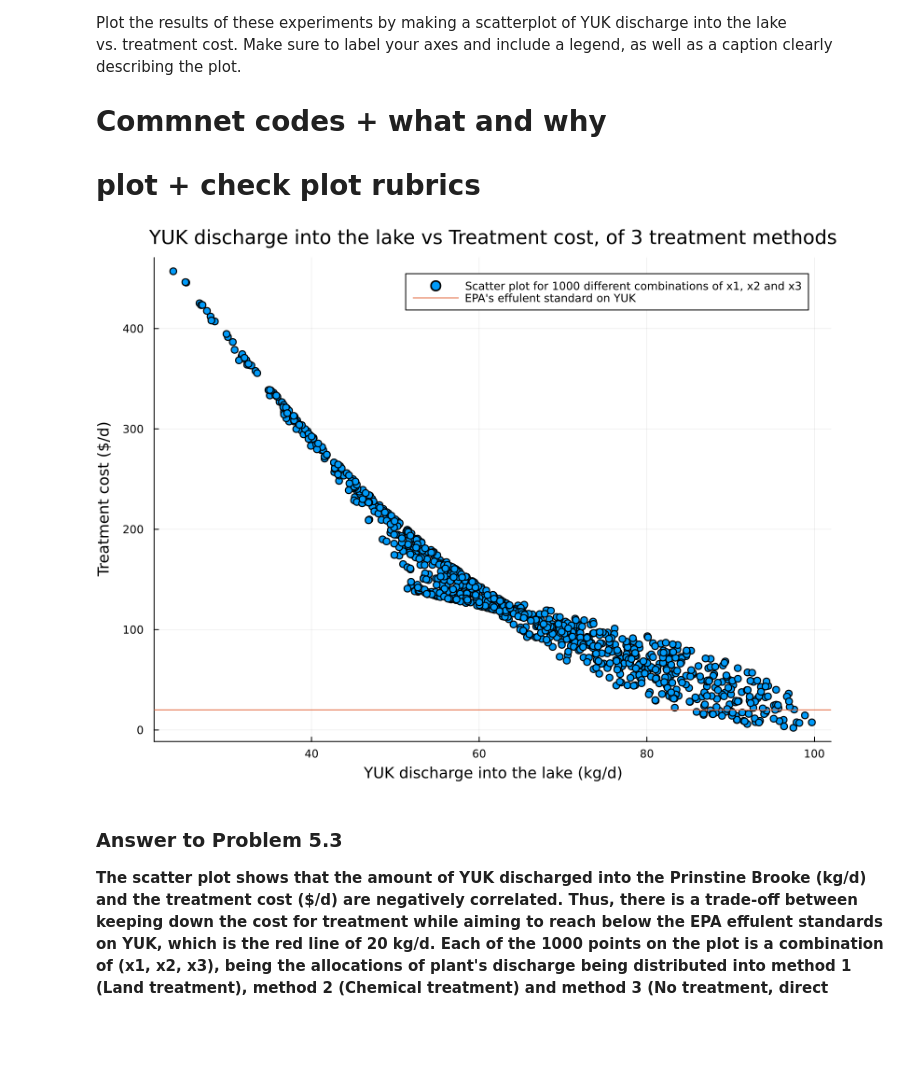
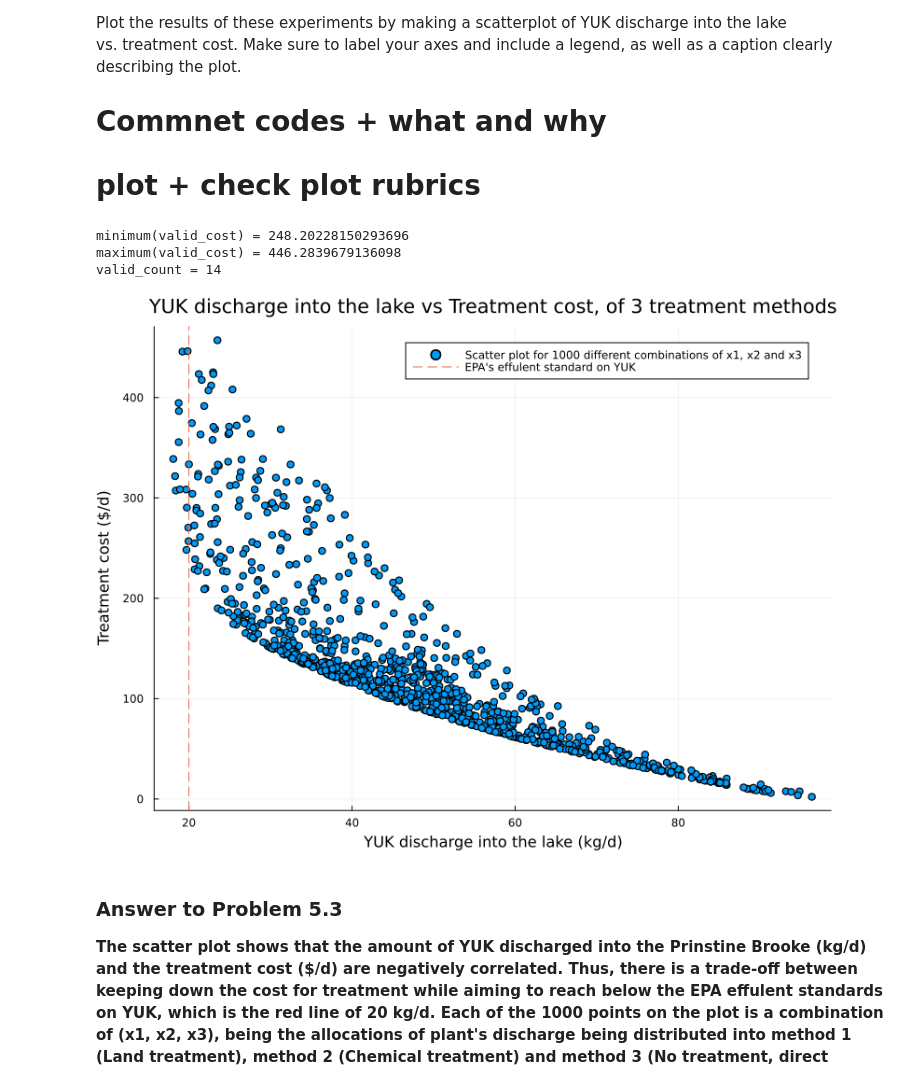
Before and after one commit to gchen8888/hw01, a Jupyter notebook: hw01.ipynb, the cells around one changed output. Drawn from its saved outputs; the diff is of its cells as text; code cells hidden in the pictures; blank space fills up the shorter version.

```diff
--- a/hw01.ipynb
+++ b/hw01.ipynb
@@ -485,8 +485,7 @@ Implement your systems model as a Julia function which computes the resulting YU
 # %%
 function multiple_return_values(x1, x2, x3) # Variables are defined in Problem 5.1
     flow = x1 + x2 + x3 - 100 # Aquired from flow balance
-    #!!!UPDATE X2 MASS
-    mass = 0.2*x1 + x2 - 0.005*((x2)^2) + 1*x3 # Mass of YUK into Prinstine Brooke, aquired from mass balance
+    mass = 0.2*x1 + 0.005*((x2)^2) + 1*x3 # Mass of YUK into Prinstine Brooke, aquired from mass balance
     cost = ((x1)^2)/20 + 1.5*x2 # Total cost from cost1 + cost2, in units of dollars per day
     return (flow, mass, cost) # The output would be in this order of flow, mass, cost
 end
@@ -536,26 +535,35 @@ and include a legend, as well as a caption clearly describing the plot.
 # %%
 diff_combo = rand(Dirichlet(3, 1), 1000) .* 100 # 1000 sets of differnet combo of 3 values that add up to 100
 diff_combo_transpose = transpose(diff_combo)
 
 x1 = diff_combo_transpose[:, 1] # Use A[:, j] syntax to get the whole column of x1 values acorss 1000 trails
 x2 = diff_combo_transpose[:, 2] # Same as above; index starts at 1 in julia
 x3 = diff_combo_transpose[:, 3]
 
 output = multiple_return_values.(x1, x2, x3) # Apply this function from two code boxes above
 mass = [out[2] for out in output] # The mass rate of YUK into the lake is the second output from the function, use index of 2
 cost = [out[3] for out in output] # The cost is the third output being returned by the function
 
+#retrieving cost & count of satisfactory solutions
+valid_count = length([out[2] for out in output if out[2]<20])
+valid_cost = [out[3] for out in output if out[2]<20]
+@show minimum(valid_cost);
+@show maximum(valid_cost);
+@show valid_count;
+
 scatter(mass, cost, label="Scatter plot for 1000 different combinations of x1, x2 and x3",
         xlabel="YUK discharge into the lake (kg/d)",
         ylabel="Treatment cost (\$/d)",
         title="YUK discharge into the lake vs Treatment cost, of 3 treatment methods",
         size=(800,600))
  # After an error message that point out that the $ would make things after a string, I was able to find out to add / in front of $ to avoid the error
 
-#SHOULD BE VLINE & DASHED
- hline!([20], label="EPA's effulent standard on YUK", legend=:topright) # The limit is 20kg/d of YUK into the lake
+ vline!([20], label="EPA's effulent standard on YUK", legend=:topright, linestyle=:dash) # The limit is 20kg/d of YUK into the lake
 # %% [output]
+minimum(valid_cost) = 248.20228150293696
+maximum(valid_cost) = 446.2839679136098
+valid_count = 14
-[figure, old version]
+[figure, new version]
 # %% [markdown]
 ### Answer to Problem 5.3
 
```
Also changed, not shown: parts of 3 cells of this notebook.
